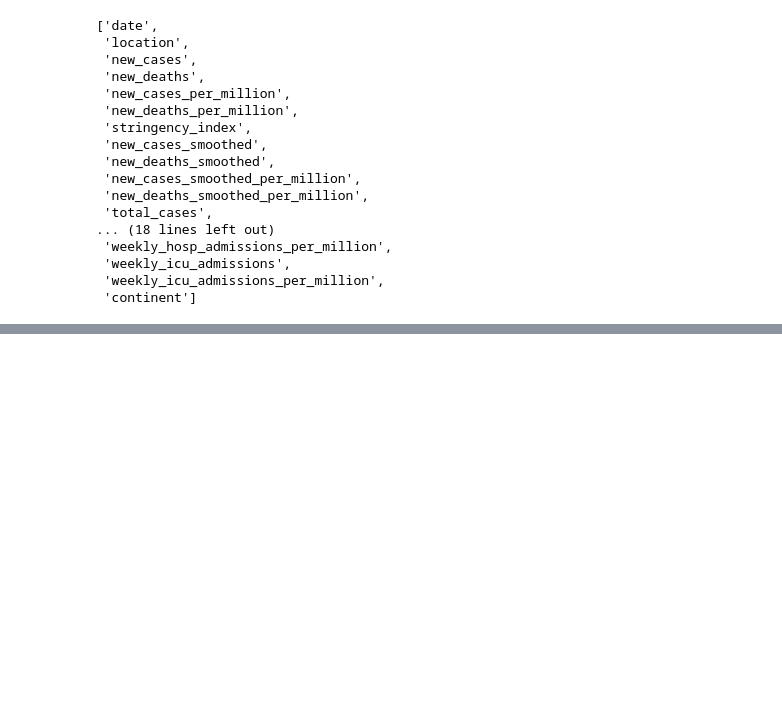
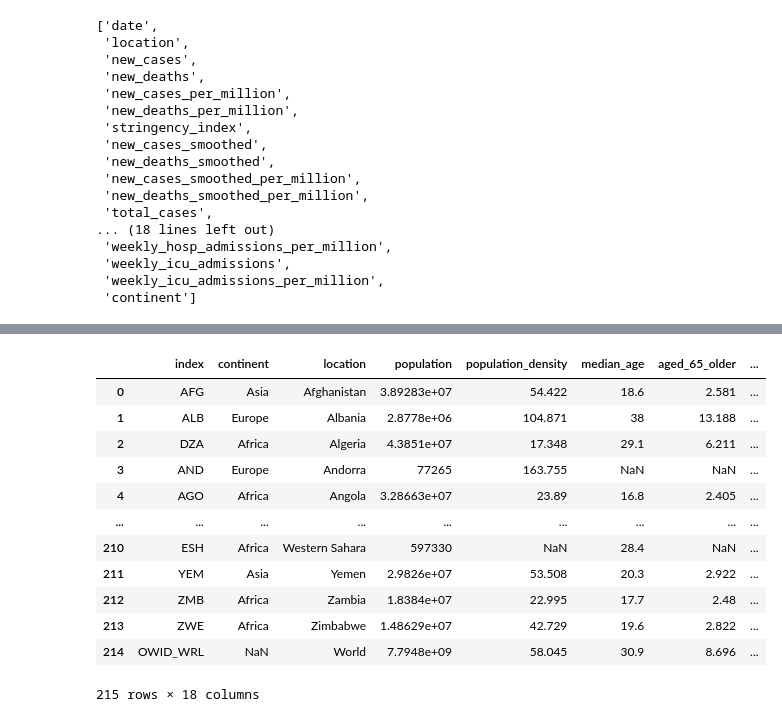
Before and after one commit to teguhsam/COVID19-Dashboard-with-Streamlit, a Jupyter notebook: Dashboard.ipynb, the cells around one changed output, grey strips where cells are left out. Cells and saved outputs as stored; diff of their text form; code cells hidden in the pictures; blank space fills up the shorter version.

```diff
--- a/Dashboard.ipynb
+++ b/Dashboard.ipynb
@@ -102,0 +107,16 @@ combined_df.columns.to_list()
+# %%
+country_information
+# %% [output]
+|  | index | continent | location | population | population_density | median_age | aged_65_older | ... |
+| 0 | AFG | Asia | Afghanistan | 3.89283e+07 | 54.422 | 18.6 | 2.581 | ... |
+| 1 | ALB | Europe | Albania | 2.8778e+06 | 104.871 | 38 | 13.188 | ... |
+| 2 | DZA | Africa | Algeria | 4.3851e+07 | 17.348 | 29.1 | 6.211 | ... |
+| 3 | AND | Europe | Andorra | 77265 | 163.755 | NaN | NaN | ... |
+| 4 | AGO | Africa | Angola | 3.28663e+07 | 23.89 | 16.8 | 2.405 | ... |
+| ... | ... | ... | ... | ... | ... | ... | ... | ... |
+| 210 | ESH | Africa | Western Sahara | 597330 | NaN | 28.4 | NaN | ... |
+| 211 | YEM | Asia | Yemen | 2.9826e+07 | 53.508 | 20.3 | 2.922 | ... |
+| 212 | ZMB | Africa | Zambia | 1.8384e+07 | 22.995 | 17.7 | 2.48 | ... |
+| 213 | ZWE | Africa | Zimbabwe | 1.48629e+07 | 42.729 | 19.6 | 2.822 | ... |
+| 214 | OWID_WRL | NaN | World | 7.7948e+09 | 58.045 | 30.9 | 8.696 | ... |
+215 rows × 18 columns
```
Also changed, not shown: parts of 19 cells of this notebook, 1 other file.
